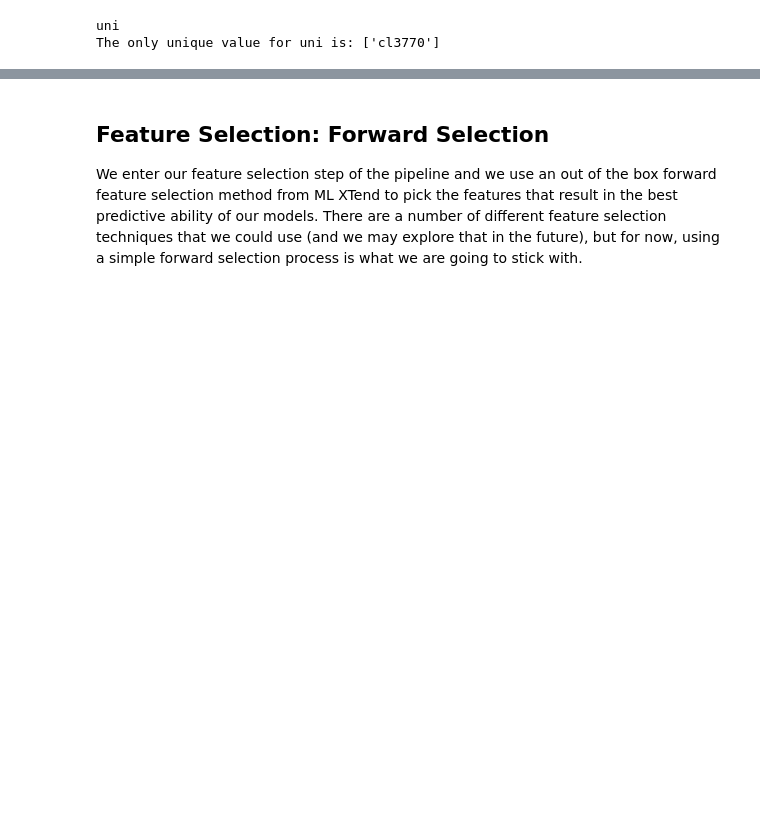
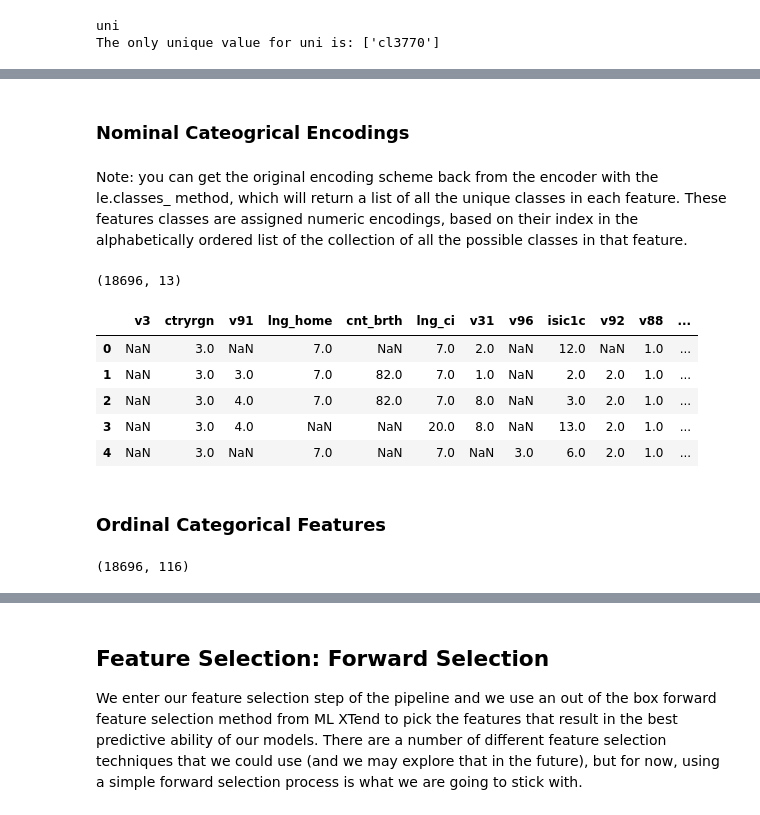
Before and after one commit to SJHH-Nguyen-D/sharpestminds_project, a Jupyter notebook: HW5_sharpestminds_.ipynb, the cells around one changed output, grey strips where cells are left out. Cells and saved outputs as stored; diff of their text form; code cells hidden in the pictures; blank space fills up the shorter version.

```diff
--- a/HW5_sharpestminds_.ipynb
+++ b/HW5_sharpestminds_.ipynb
@@ -477,13 +1155,3 @@ categorical_df.drop(columns='isic2l', axis=1, inplace=True)
-# %%
-# use regex to replace the letter values with np.nan values for feature v71
-import re
-pattern = re.compile("[a-zA-Z]")
-
-categorical_df['v71'].replace(to_replace=pattern, value=np.nan, inplace=True)
-
-# then we cast the stringed numeric values in this column to int or float
-numeric_df['v71'] = categorical_df['v71'].astype(np.float64)
-categorical_df.drop(columns='v71', inplace=True, axis=1)
 # %%
 # addressing the missing values of feature reg_tl2
 
@@ -521,0 +1171,8 @@ for i in feature_labels[:5]:
+# %%
+# drop dupe education columns
+
+categorical_df.drop(columns=['v59', 'v212'], inplace=True, axis=1)
+# %%
+# drop neet because only one value
+
+categorical_df.drop('neet', inplace=True, axis=1)
@@ -521,0 +1253,39 @@ for i in feature_labels[:5]:
+# %% [markdown]
+### Nominal Cateogrical Encodings
+# %% [markdown]
+Note: you can get the original encoding scheme back from the encoder with the le.classes_ method, which will return a list of all the unique classes in each feature. These features classes are assigned numeric encodings, based on their index in the alphabetically ordered list of the collection of all the possible classes in that feature.
+# %%
+from sklearn.preprocessing import LabelEncoder, OneHotEncoder
+
+nominal_multicategorical_feats = ["v3", 'ctryrgn', 'v91', 'lng_home', 'cnt_brth', 'lng_ci', 'v31', 'v96', "isic1c", "v92", "v88", "v140", "v137"]
+nominal_df = categorical_df[nominal_multicategorical_feats]
+nominal_categorical_encoding_manifest = {}
+
+##### Using LabelEncoding to Encode
+# temporarily fill nan values with an encoding, and then after labelencoding, inverse transform, set nans back to np.nan and then impute for missing
+nominal_df.fillna('Null', inplace=True)
+
+for col in nominal_df.columns:
+    le = LabelEncoder()
+    le.fit(nominal_df[col].values.ravel())
+    nominal_df[col] = le.transform(nominal_df[col].values.ravel())
+    null_index = list(le.classes_).index('Null')
+    nominal_categorical_encoding_manifest[col] = list(le.classes_)
+#     print(f"{col}: {null_index}, type: {type(null_index)}\n")
+    nominal_df[col].replace(to_replace=list(le.classes_).index('Null'), value=np.nan, inplace=True)
+    le = None
+# %%
+nominal_df.shape
+# %% [output]
+(18696, 13)
+# %%
+nominal_df.head()
+# %% [output]
+|  | v3 | ctryrgn | v91 | lng_home | cnt_brth | lng_ci | v31 | v96 | isic1c | v92 | v88 | ... |
+| 0 | NaN | 3.0 | NaN | 7.0 | NaN | 7.0 | 2.0 | NaN | 12.0 | NaN | 1.0 | ... |
+| 1 | NaN | 3.0 | 3.0 | 7.0 | 82.0 | 7.0 | 1.0 | NaN | 2.0 | 2.0 | 1.0 | ... |
+| 2 | NaN | 3.0 | 4.0 | 7.0 | 82.0 | 7.0 | 8.0 | NaN | 3.0 | 2.0 | 1.0 | ... |
+| 3 | NaN | 3.0 | 4.0 | NaN | NaN | 20.0 | 8.0 | NaN | 13.0 | 2.0 | 1.0 | ... |
+| 4 | NaN | 3.0 | NaN | 7.0 | NaN | 7.0 | NaN | 3.0 | 6.0 | 2.0 | 1.0 | ... |
+# %% [markdown]
+### Ordinal Categorical Features
@@ -521,0 +1348,4 @@ for i in feature_labels[:5]:
+# %%
+ordinal_df.shape
+# %% [output]
+(18696, 116)
```
Also changed, not shown: parts of 168 cells of this notebook.
